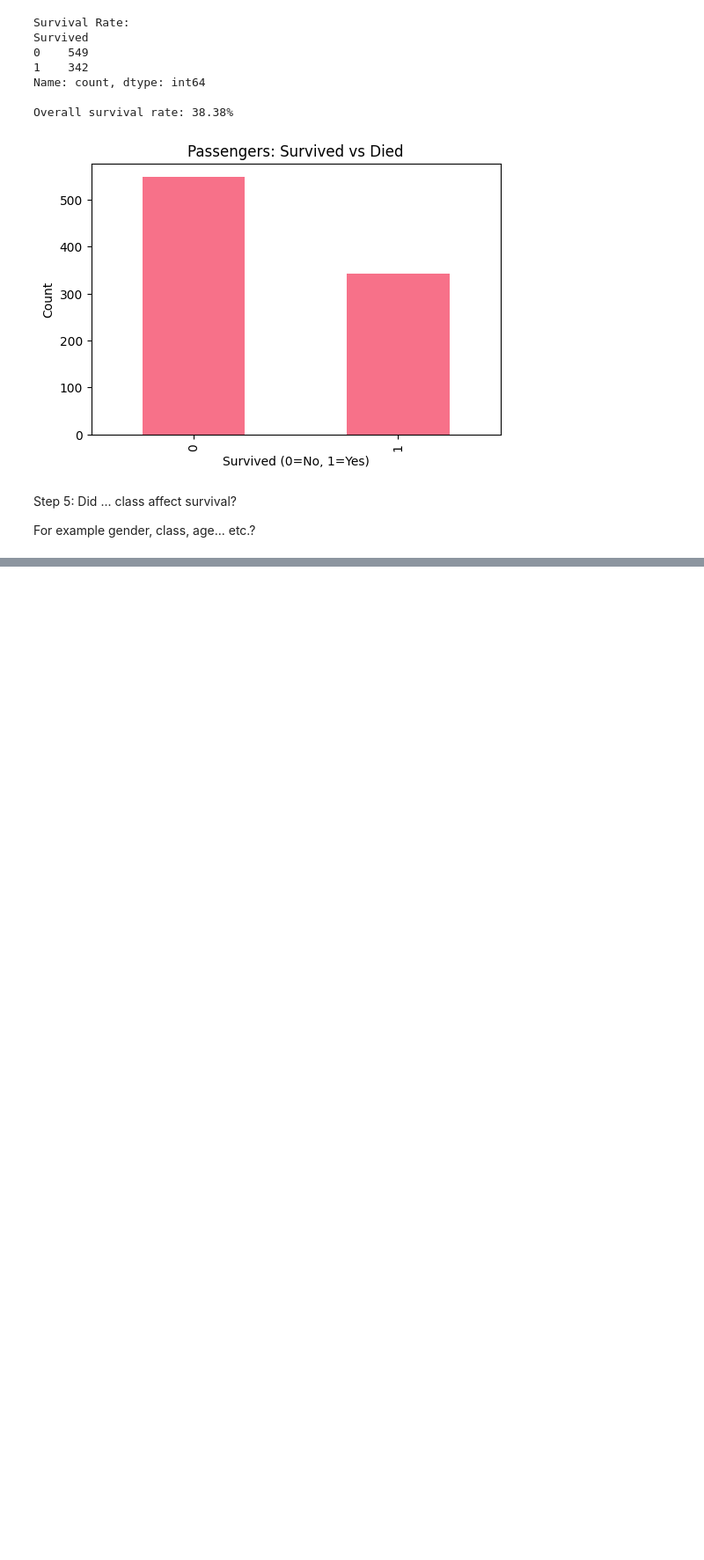
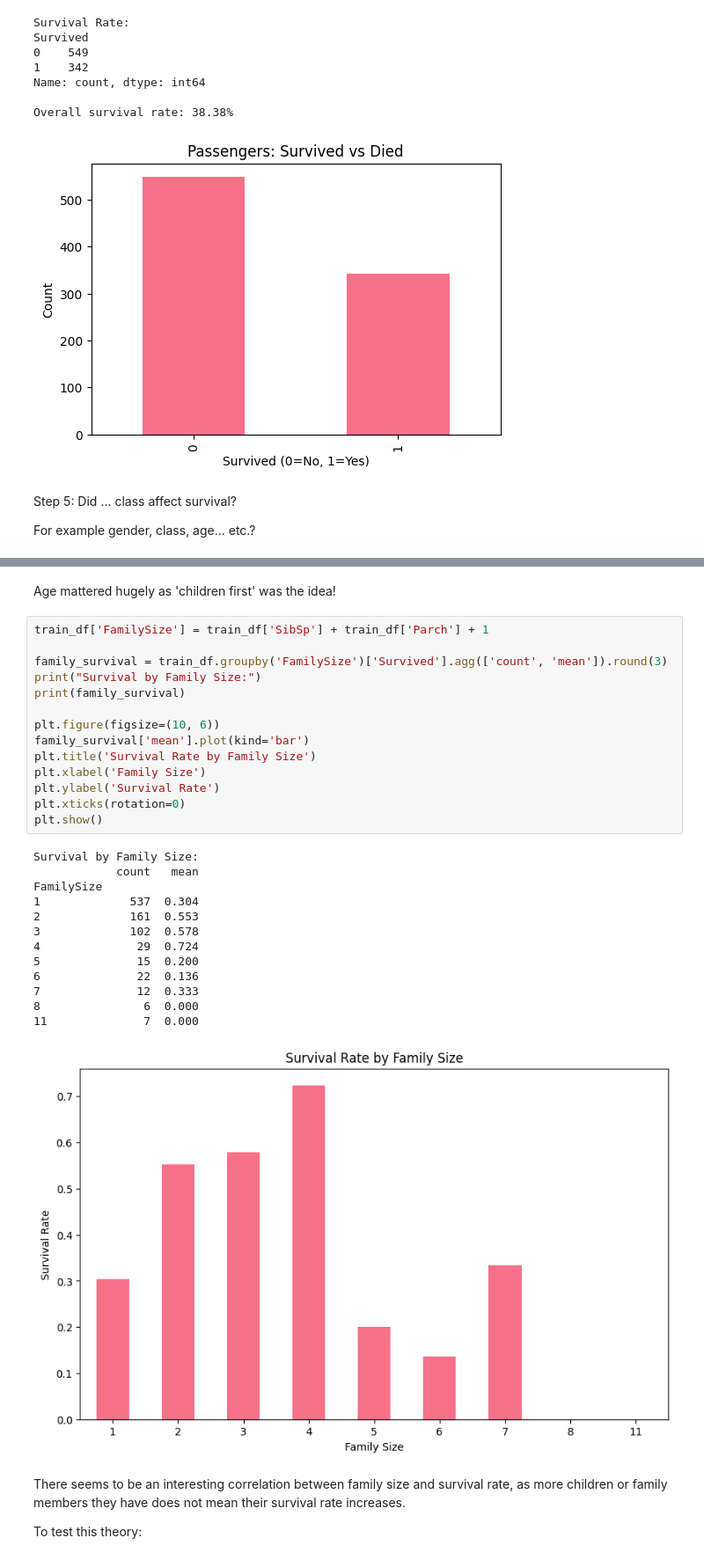
Before and after one commit to altCourier/titanic-eda, a Jupyter notebook: titanic_eda.ipynb, the cells around one changed output, grey strips where cells are left out. Shown: that part at 88% size. Cells and saved outputs as stored; diff of their text form; blank space fills up the shorter version.

```diff
--- a/titanic_eda.ipynb
+++ b/titanic_eda.ipynb
@@ -93,0 +202,34 @@ For example gender, class, age... etc.?
+# %% [markdown]
+Age mattered hugely as 'children first' was the idea!
+# %%
+train_df['FamilySize'] = train_df['SibSp'] + train_df['Parch'] + 1
+
+family_survival = train_df.groupby('FamilySize')['Survived'].agg(['count', 'mean']).round(3)
+print("Survival by Family Size:")
+print(family_survival)
+
+plt.figure(figsize=(10, 6))
+family_survival['mean'].plot(kind='bar')
+plt.title('Survival Rate by Family Size')
+plt.xlabel('Family Size')
+plt.ylabel('Survival Rate')
+plt.xticks(rotation=0)
+plt.show()
+# %% [output]
+Survival by Family Size:
+            count   mean
+FamilySize
+1             537  0.304
+2             161  0.553
+3             102  0.578
+4              29  0.724
+5              15  0.200
+6              22  0.136
+7              12  0.333
+8               6  0.000
+11              7  0.000
+[figure, added]
+# %% [markdown]
+There seems to be an interesting correlation between family size and survival rate, as more children or family members they have does not mean their survival rate increases.
+
+To test this theory:
```
Also changed, not shown: parts of 21 cells of this notebook.
